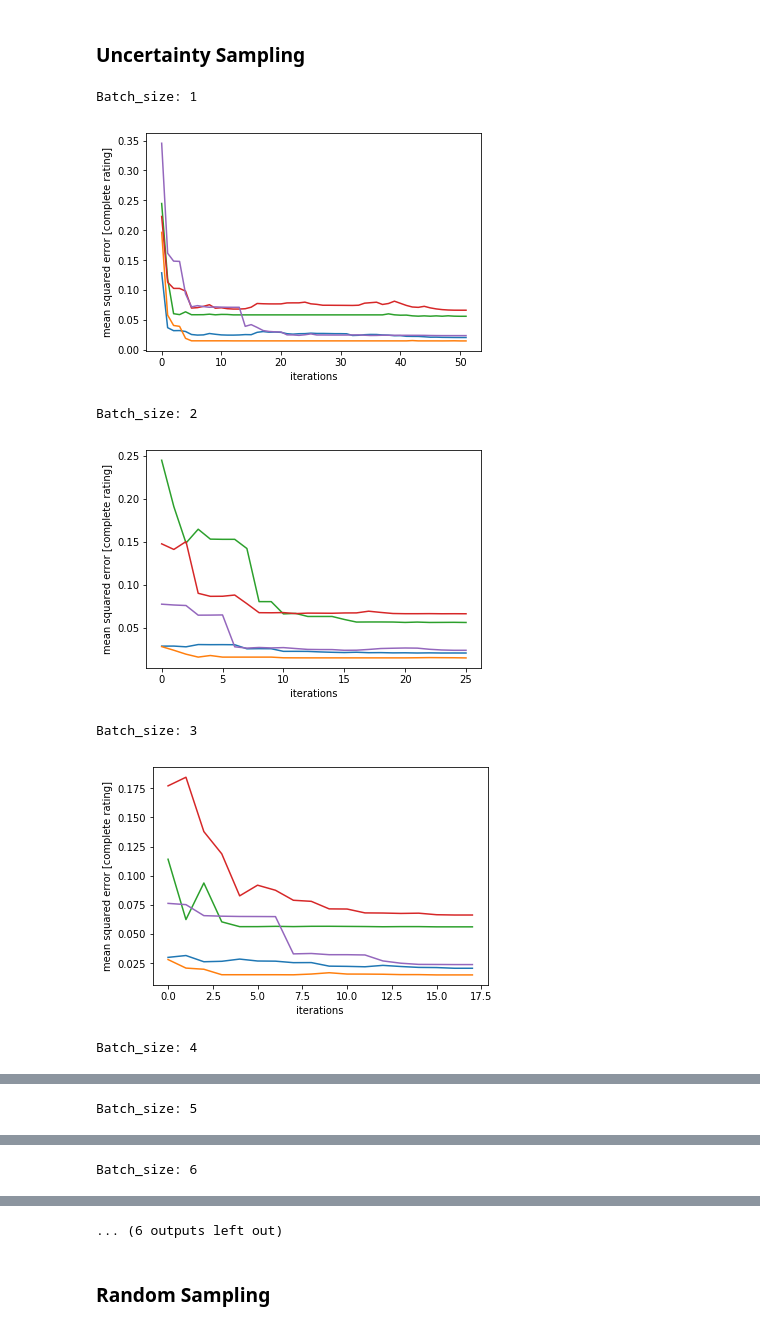
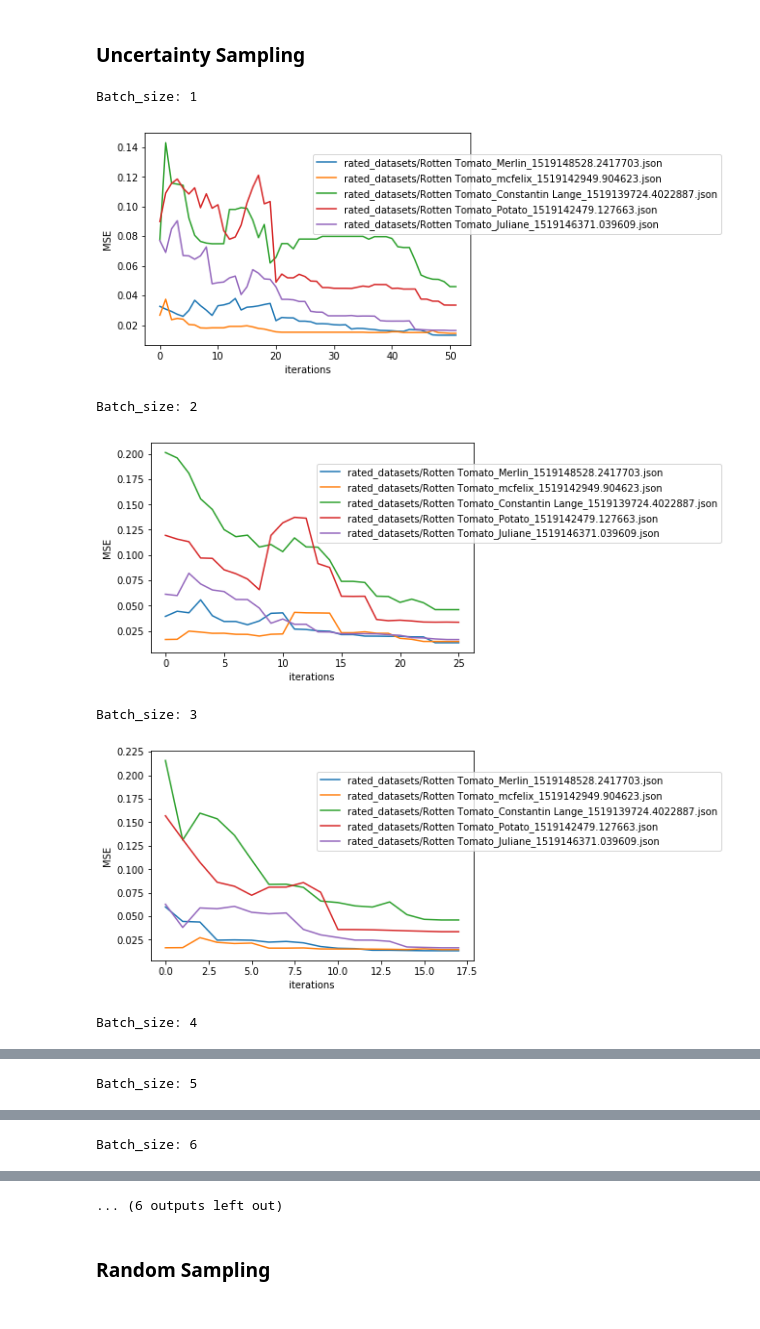
Before and after one commit to KDD-OpenSource/32de-python, a Jupyter notebook: notebooks/active_learning/fb-02-rating-functions/01-KDD-oracles.ipynb, the cells around one changed output, grey strips where cells are left out. Drawn from its saved outputs; the diff is of its cells as text; code cells hidden in the pictures.

```diff
--- a/notebooks/active_learning/fb-02-rating-functions/01-KDD-oracles.ipynb
+++ b/notebooks/active_learning/fb-02-rating-functions/01-KDD-oracles.ipynb
@@ -18,27 +19,19 @@ from active_learning.oracles import UserOracle
 from active_learning.active_learner import RandomSelectionAlgorithm
 import matplotlib.pyplot as plt
-# %%
-def plot_ratings(raters, batch_size, seed, algorithm=None):
-    if algorithm is None:
-        # Uncertainty Sampling
-        oracles = [UserOracle(dataset_name='Rotten Tomato',
-                                    ground_truth_path=rater,
-                                    is_zero_indexed=False,
-                                    batch_size=batch_size) for rater in raters]
-    else:
-        # random selection with mean estimate
-        oracles = [UserOracle(dataset_name='Rotten Tomato',
-                                    ground_truth_path=rater,
-                                    is_zero_indexed=False,
-                                    batch_size=batch_size,
-                                    algorithm=algorithm,
-                                    algo_params={}) for rater in raters]
-    stats = [oracle.compute() for oracle in oracles]
-    for stat in stats:
-        stat['mse'].plot()
-    plt.xlabel('iterations')
-    plt.ylabel('mean squared error [complete rating]')
-    plt.show()
+# %%
+def plot_ratings(kdd_raters,batch_size,seed,algorithm,algo_params,oracle,oracle_params):
+    for rater in kdd_raters:
+        oracle_params = {'ground_truth_path':rater}
+        evaluator = Evaluator(algorithm=algorithm, algo_params=algo_params,
+                             oracle=oracle, oracle_params=oracle_params,
+                             batch_size=batch_size, dataset_name='Rotten Tomato')
+        stats = evaluator.compute()
+        stats['mse'].plot(label=rater)
+    ax = plt.gca()
+    ax.legend(loc='lower left',bbox_to_anchor=(0.5, 0.5))
+    plt.ylabel('MSE')
+    plt.xlabel('iterations')
+    plt.show()
 # %%
 seed = 21
 # %%
@@ -50,14 +43,20 @@ kdd_raters = ['rated_datasets/Rotten Tomato_Merlin_1519148528.2417703.json',
 # %% [markdown]
 ### Uncertainty Sampling
 # %%
+algorithm=UncertaintySamplingAlgorithm
+algo_params = {'hypothesis': 'Gaussian Process', 'hypothesis_params':{'transformation':'tfidf'}}
+oracle=UserOracle
+oracle_params={}
+
 for batch_size in range(1,10):
     print("Batch_size: {}".format(batch_size))
-    plot_ratings(kdd_raters,batch_size,seed)
+    plot_ratings(kdd_raters,batch_size,seed,algorithm=algorithm,
+                     algo_params=algo_params,oracle=oracle,oracle_params=oracle_params)
 # %% [output]
 Batch_size: 1
-[figure, old version]
+[figure, new version]
 Batch_size: 2
-[figure, old version]
+[figure, new version]
 Batch_size: 3
-[figure, old version]
+[figure, new version]
 Batch_size: 4
```
Also changed, not shown: parts of 3 cells of this notebook, 2 other files.
